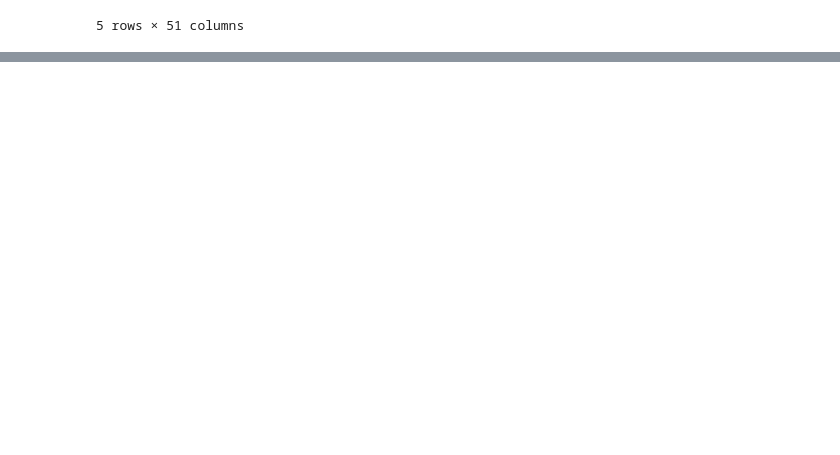
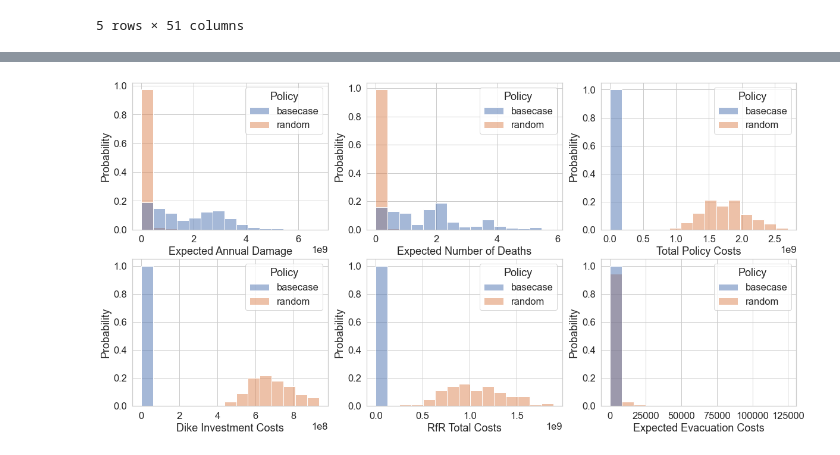
Before and after one commit to willygpv/EPA1361, a Jupyter notebook: final assignment/dike_model/Policy exploration.ipynb, the cells around one changed output, grey strips where cells are left out. Drawn from its saved outputs; the diff is of its cells as text; code cells hidden in the pictures; blank space fills up the shorter version.

```diff
--- a/final assignment/dike_model/Policy exploration.ipynb
+++ b/final assignment/dike_model/Policy exploration.ipynb
@@ -117,0 +139,21 @@ with open('../results/min_max_range_randompolicies.pickle', 'wb') as f:
+# %%
+#Create 4 histograms for the 4 KPI's, in which base case is plotted against random policies.
+f, axes = plt.subplots(2, 3, figsize=(20,10))
+sns.set(style="whitegrid", font_scale=1.5)
+
+sns.histplot(df_agg, x='Expected Annual Damage', hue='Policy',  kde=False, bins=15, stat='probability', common_bins=True, common_norm=False, ax=axes[0,0])
+
+sns.histplot(df_agg, x='Expected Number of Deaths', hue='Policy',  kde=False, bins=15, stat='probability', common_bins=True, common_norm=False, ax=axes[0,1])
+
+sns.histplot(df_agg, x='Total Policy Costs', hue='Policy',  kde=False, bins=15, stat='probability', common_bins=True, common_norm=False, ax=axes[0,2])
+
+sns.histplot(df_agg, x='Dike Investment Costs', hue='Policy',  kde=False, bins=15, stat='probability', common_bins=True, common_norm=False, ax=axes[1,0])
+
+sns.histplot(df_agg, x='RfR Total Costs', hue='Policy',  kde=False, bins=15, stat='probability', common_bins=True, common_norm=False, ax=axes[1,1])
+
+sns.histplot(df_agg, x='Expected Evacuation Costs', hue='Policy',  kde=False, bins=15, stat='probability', common_bins=True, common_norm=False, ax=axes[1,2])
+
+plt.rcParams["axes.labelsize"] = 18
+plt.savefig("../images/randompolicies.png", bbox_inches = 'tight', pad_inches = 0)
+# %% [output]
+[figure, added]
```
Also changed, not shown: parts of 11 cells of this notebook, 2 other files.
